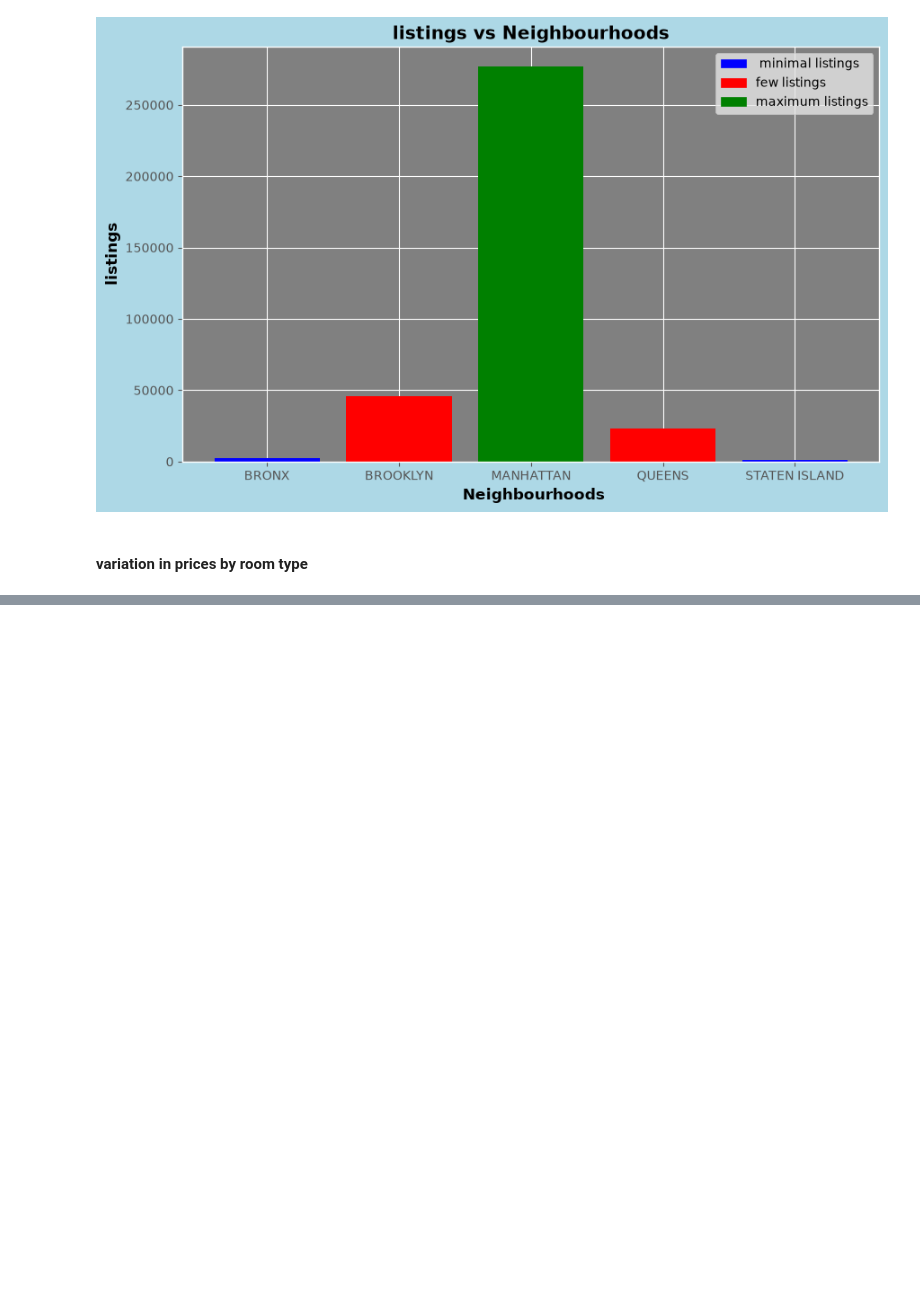
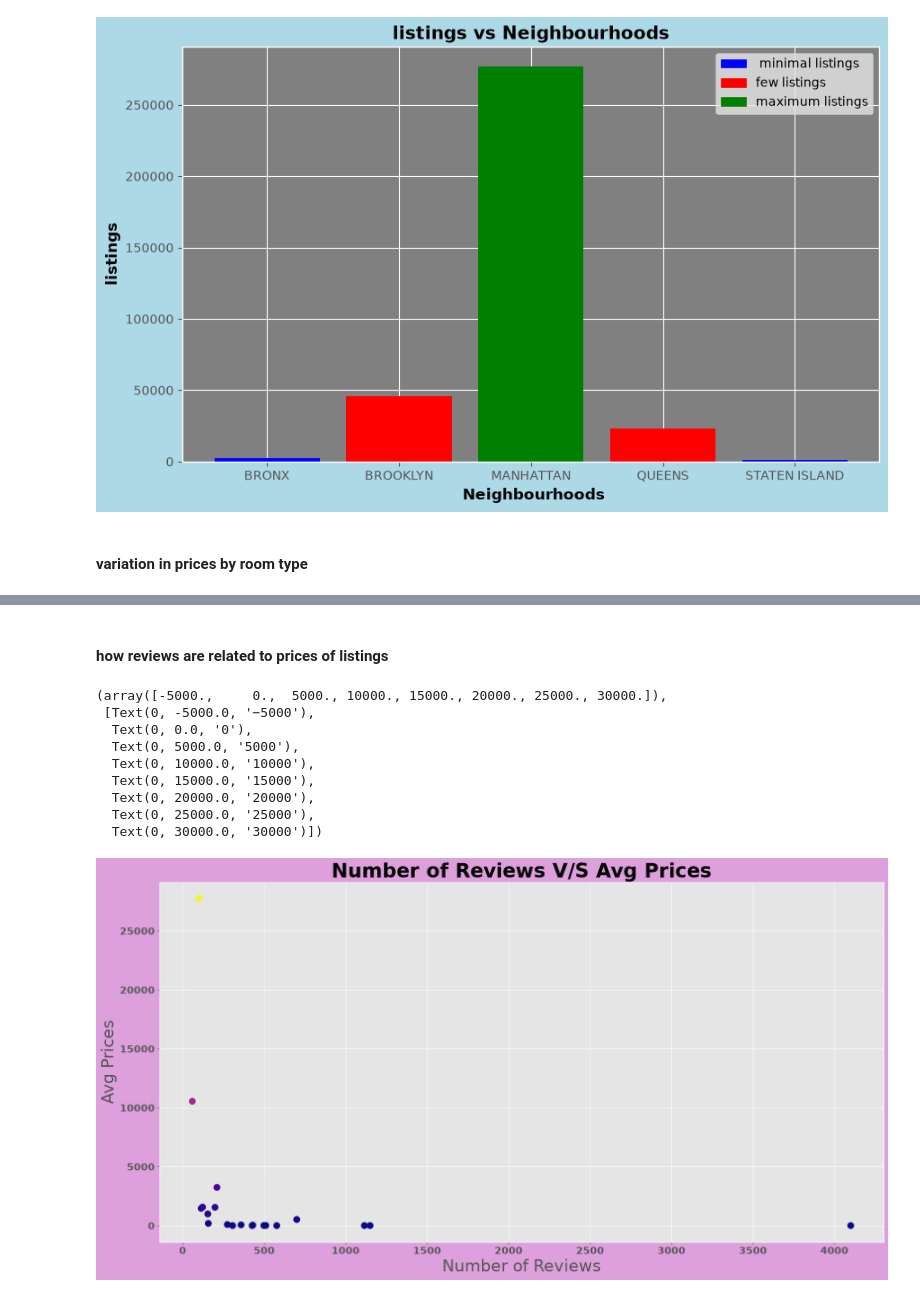
Before and after one commit to pawan-sharma-dev/First-EDA-project, a Jupyter notebook: nyc-airbnb-eda.ipynb, the cells around one changed output, grey strips where cells are left out. Saved outputs shown, nothing was run; the diff lists cells and outputs as text; code cells hidden in the pictures; blank space fills up the shorter version.

```diff
--- a/nyc-airbnb-eda.ipynb
+++ b/nyc-airbnb-eda.ipynb
@@ -294,0 +320,28 @@ plt.show()
+# %% [markdown]
+#### how reviews are related to prices of listings
+# %%
+df
+df7=df.groupby('price')['number_of_reviews'].sum()
+df8=df7.sort_values(ascending=False).sample(20)
+df8
+fig,ax=plt.subplots(figsize=(20,10),facecolor='plum')
+# ax.set_facecolor("white")
+
+ax.scatter(df8.index,df8.values,cmap='plasma',c=df8.values,s=100)
+ax.set_ylabel('Avg Prices',fontsize='25')
+ax.set_xlabel('Number of Reviews',fontsize='25')
+ax.set_title('Number of Reviews V/S Avg Prices',fontsize='30',fontweight=700)
+plt.xticks(fontsize='15',fontweight=700)
+plt.yticks(fontsize='15',fontweight=700)
+ax.grid(True,linewidt)
+# %% [output]
+(array([-5000.,     0.,  5000., 10000., 15000., 20000., 25000., 30000.]),
+ [Text(0, -5000.0, '−5000'),
+  Text(0, 0.0, '0'),
+  Text(0, 5000.0, '5000'),
+  Text(0, 10000.0, '10000'),
+  Text(0, 15000.0, '15000'),
+  Text(0, 20000.0, '20000'),
+  Text(0, 25000.0, '25000'),
+  Text(0, 30000.0, '30000')])
+[figure, added]
```
Also changed, not shown: parts of 5 cells of this notebook.
